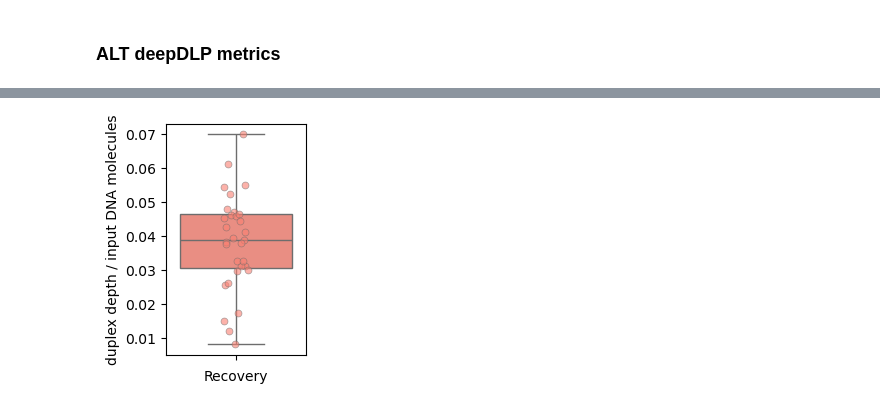
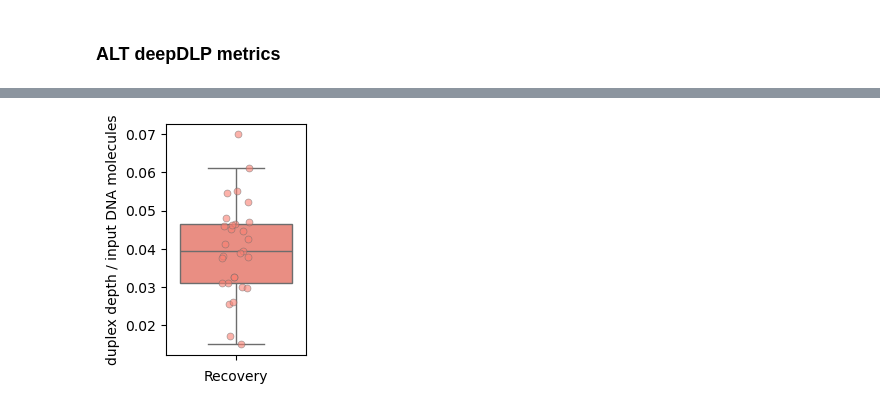
Before and after one commit to bbglab/DeepClone_protocol, a Jupyter notebook: main/figure3/scripts/plot_ontarget_experiments.ipynb, the cells around one changed output, grey strips where cells are left out. Drawn from its saved outputs; the diff is of its cells as text; code cells hidden in the pictures.

Commit message:
update deepDLP plots

```diff
--- a/main/figure3/scripts/plot_ontarget_experiments.ipynb
+++ b/main/figure3/scripts/plot_ontarget_experiments.ipynb
@@ -33,0 +31,6 @@ NameError: name 'data' is not defined
+# %%
+subset_data_IDT = pd.read_table("../SelectedMetrics_deepDLP - Sup. Table 4_ deepDLP duplex metrics.tsv")
+subset_data_MNE = pd.read_table("../SelectedMetrics_deepDLP - Sup. Table_ ALT_deepDLP duplex metrics.tsv")
+adding_real_depth = pd.concat((subset_data_MNE, subset_data_IDT))[["SAMPLE_ID", "REAL_MEAN_DEPTH_ONTARGET"]]
+adding_real_depth = adding_real_depth[~(adding_real_depth["SAMPLE_ID"].isin(["IC003_C_1_H_1", "IC004_C_1_H_1"]))]
+adding_real_depth
@@ -34 +51,9 @@ NameError: name 'data' is not defined
+# %%
+data = data.merge(adding_real_depth, left_on="IRB_subsample_id", right_on="SAMPLE_ID",
+                                how = 'left'
+                                )
+# %%
+data["Combined>>recovery.input_ng2duplex_depth"] = data["Combined>>recovery.input_ng2duplex_depth"] * (
+    data["REAL_MEAN_DEPTH_ONTARGET"] / data["BamQC>>duplex.mean_coverage"]
+)
 # %% [markdown]
@@ -384,0 +355,6 @@ KeyError: 'FamMetrics>>all.duplex.dscs'
+# %%
+alt_subset_data = data[~(data["PROJECT"].str.startswith("IDT"))
+                       & ~(data["REAL_MEAN_DEPTH_ONTARGET"].isna())
+                       ].copy()
+
+alt_subset_data.shape
@@ -443,6 +421,6 @@ KeyError: "The following id_vars or value_vars are not present in the DataFrame:
 # %%
 # subset data
-df = subset_data.copy()
+df = alt_subset_data.copy()
 
 df["CaptureStatus"] = "Optimal"
 df = df.sort_values(by = "CaptureStatus").reset_index(drop=True)
@@ -467,32 +445,32 @@ plt.figure(figsize=(1.8, 3))
 sns.boxplot(
     data=long_df,
     x="CaptureStatus",
     y=value,
     color = "salmon",
     order = ["Optimal"],
     showfliers=False,
 )
 sns.stripplot(
     data=long_df,
     x="CaptureStatus",
     y=value,
     dodge=True,
     alpha=0.6,
     order = ["Optimal"],
     color = "salmon",
     linewidth=0.5,
     edgecolor="gray",
     legend=False,
 
 )
 
 # # tidy up
 plt.title("", fontsize=12)
 plt.ylabel("duplex depth / input DNA molecules")
 plt.xlabel("Recovery")
 plt.xticks([0],[])
 plt.legend().remove()
-plt.savefig("../plots/ALT_deepDLP_recovery_plot.pdf", dpi=300, bbox_inches='tight')
+plt.savefig("../plots/recovery_plot.ALT_deepDLP.pdf", dpi=300, bbox_inches='tight')
 plt.show()
 # %% [output]
-[figure, old version]
+[figure, new version]
```
Also changed, not shown: parts of 16 cells of this notebook, 8 other files.
